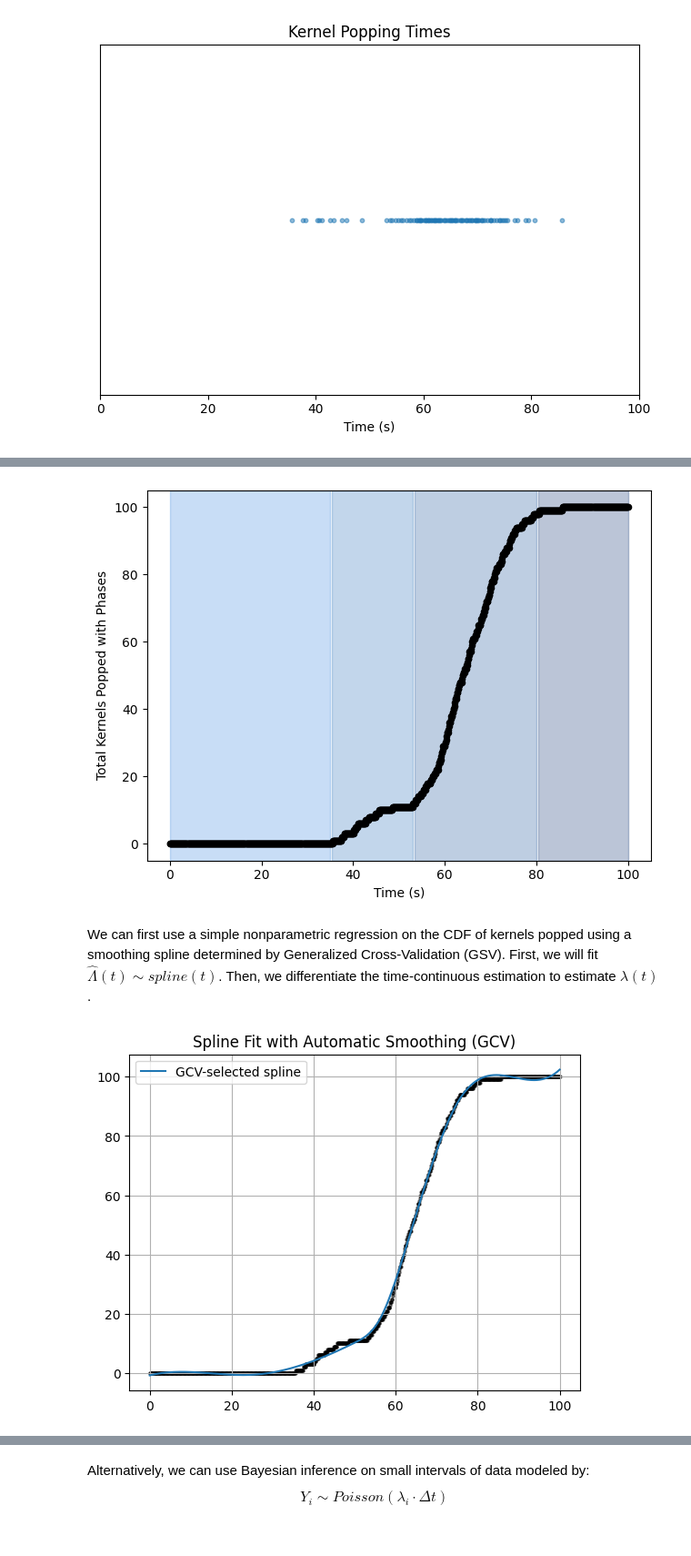
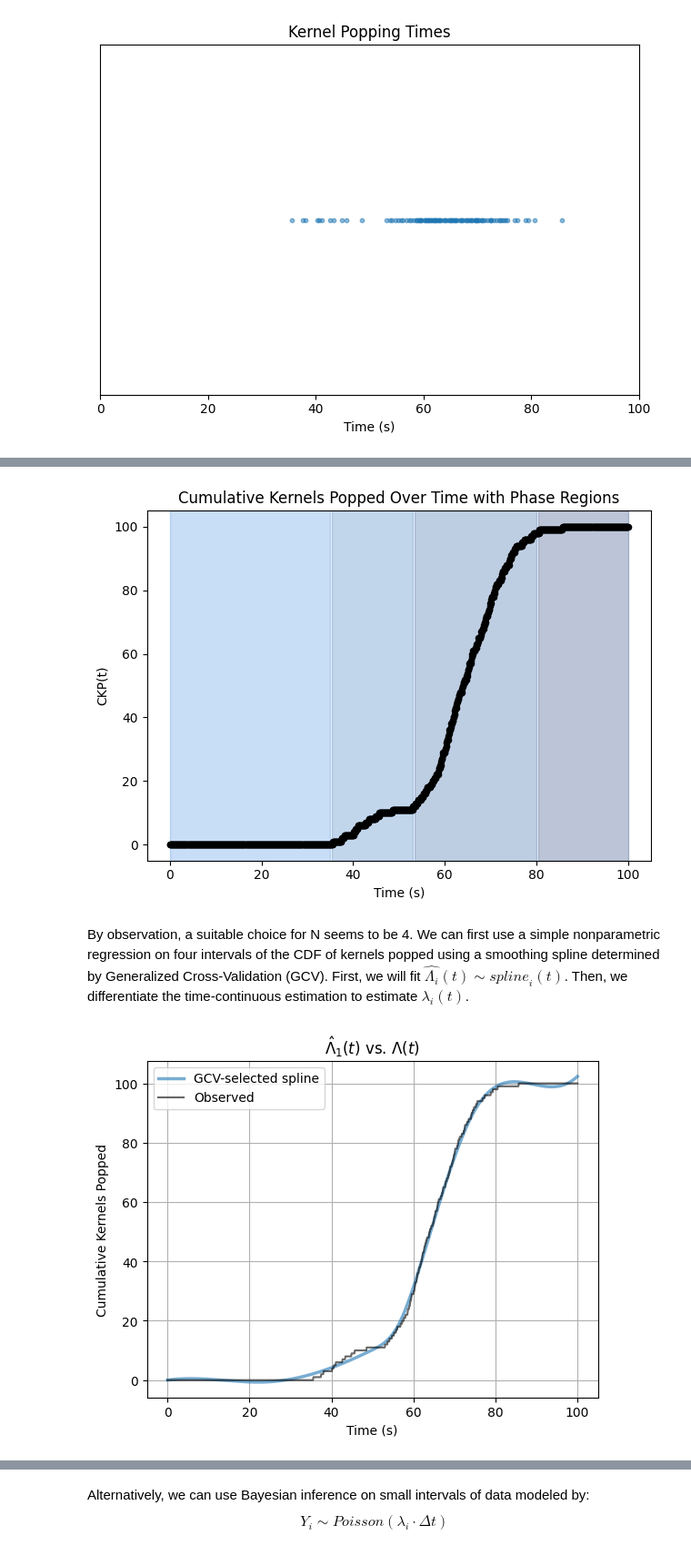
Before and after one commit to siddhantamberkar/popcorn, a Jupyter notebook: poisson-pops.ipynb, the cells around one changed output, grey strips where cells are left out. Shown at 91% size. Saved outputs shown, nothing was run; the diff lists cells and outputs as text; code cells hidden in the pictures.

```diff
--- a/poisson-pops.ipynb
+++ b/poisson-pops.ipynb
@@ -87,13 +85,14 @@ for (start, end), color in zip(shaded_regions, colors):
 
 plt.scatter(time,pops, s = 20, color = "black")
 plt.xlabel("Time (s)")
-plt.ylabel("Total Kernels Popped with Phases")
+plt.ylabel("CKP(t)")
+plt.title("Cumulative Kernels Popped Over Time with Phase Regions")
 plt.tight_layout()
 plt.show()
 # %% [output]
-[figure, old version]
+[figure, new version]
 # %% [markdown]
-We can first use a simple nonparametric regression on the CDF of kernels popped using a smoothing spline determined by Generalized Cross-Validation (GSV). First, we will fit $\hat{\Lambda}(t) \sim \textit{spline}(t)$. Then, we differentiate the time-continuous estimation to estimate $\lambda(t)$.
+By observation, a suitable choice for N seems to be 4. We can first use a simple nonparametric regression on four intervals of the CDF of kernels popped using a smoothing spline determined by Generalized Cross-Validation (GCV). First, we will fit $\hat{\Lambda_i}(t) \sim \textit{spline}_i(t)$. Then, we differentiate the time-continuous estimation to estimate $\lambda_i(t)$.
 # %%
 import statsmodels.api as sm
 from scipy.stats import t
@@ -102,14 +102,20 @@ from itertools import combinations
 # %%
-# non-parametric regression on cumulative counts using a smoothing spline
-from scipy.interpolate import UnivariateSpline
+# non-parametric regression on cumulative counts using one smoothing spline
+# Automatic s selection using Generalized Cross-Validation (GCV)
+x = np.insert(time, 0, 0.0)
+y = np.insert(pops, 0, 0.0)
+w = np.ones_like(x)
+w[0] = 1000  # ensures (0,0) intercept of spline
 
-# Automatic s selection using Generalized Cross-Validation (GCV)
-spline = UnivariateSpline(time, pops)  # s=None by default
-plt.plot(time, spline(time), label='GCV-selected spline')
-plt.scatter(time, pops, s=5, color='k', alpha=0.5)
-plt.title("Spline Fit with Automatic Smoothing (GCV)")
+# Fit spline
+spline = UnivariateSpline(x, y, w=w)
+plt.plot(time, spline(time), label='GCV-selected spline', linewidth = 2.5, alpha = 0.6)
+plt.plot(time, pops, color='k', alpha = 0.6, label = 'Observed')
+plt.title(r"$\hat{{\Lambda}}_{1}(t)$ vs. $\Lambda(t)$")
+plt.ylabel("Cumulative Kernels Popped")
+plt.xlabel("Time (s)")
 plt.legend()
 plt.grid(True)
 plt.show()
 # %% [output]
-[figure, old version]
+[figure, new version]
```
Also changed, not shown: parts of 13 cells of this notebook, 1 other file.
